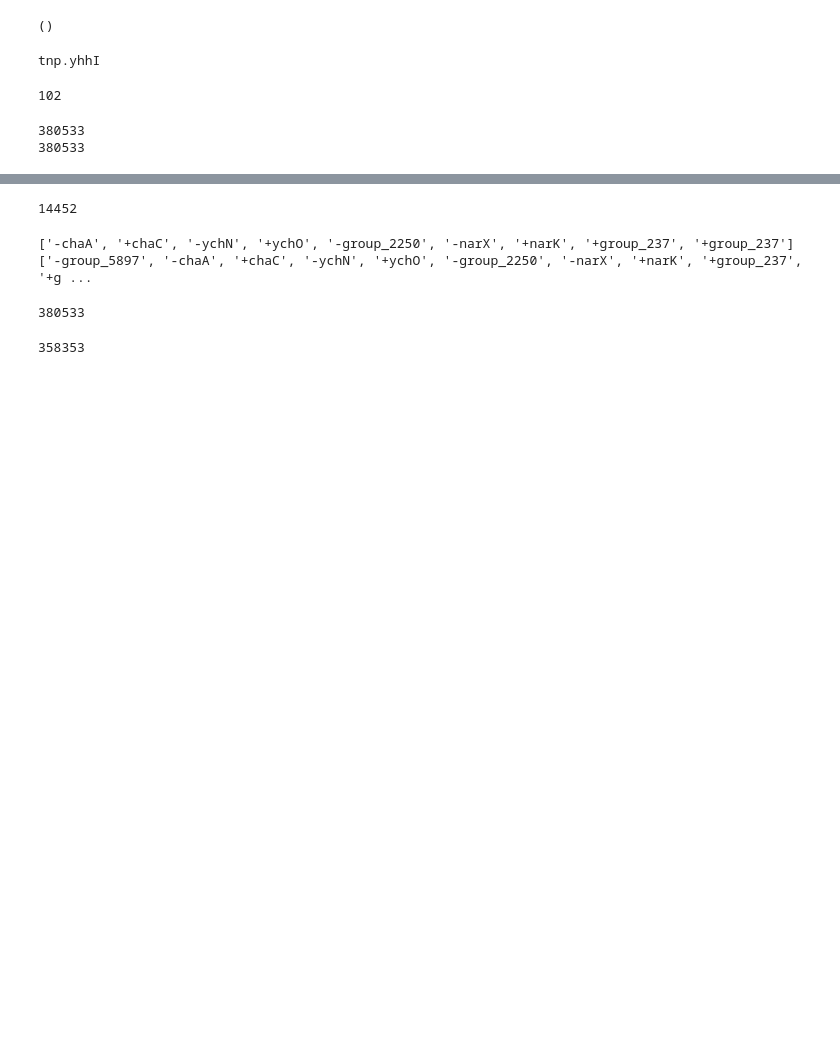
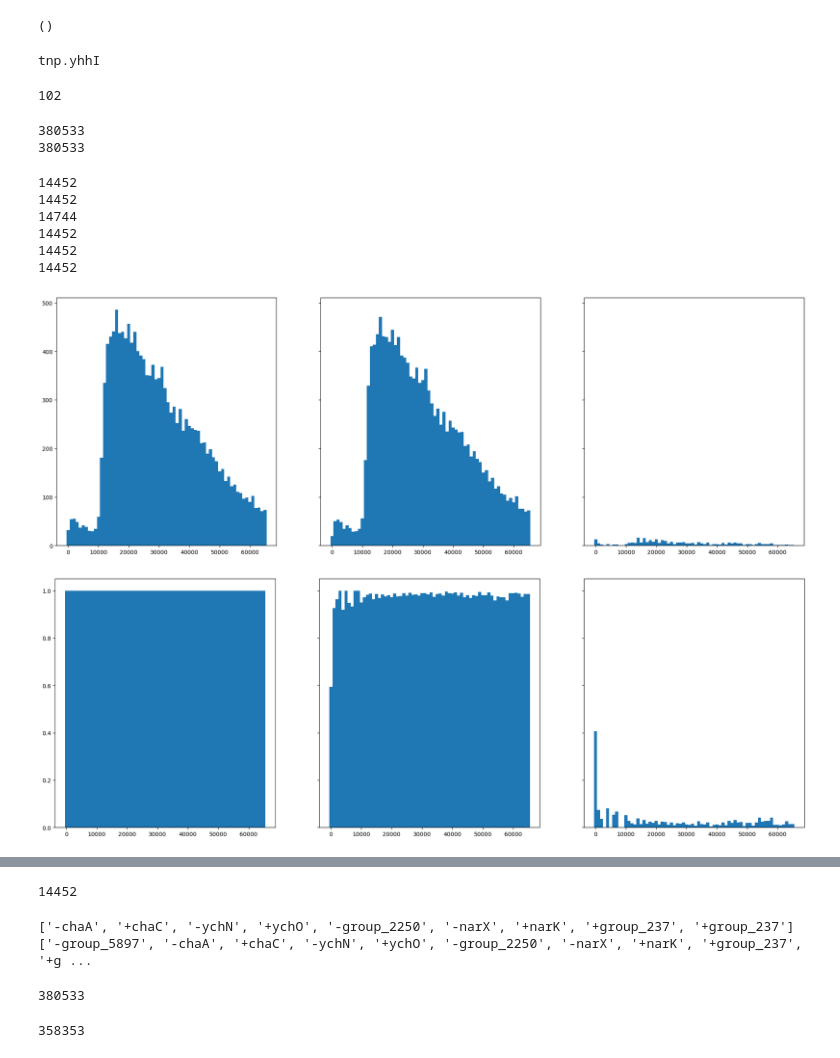
Before and after one commit to pberrt/long-read-block-assembly, a Jupyter notebook: blockassembly/notebook.ipynb, the cells around one changed output, grey strips where cells are left out. Cells and saved outputs as stored; diff of their text form; code cells hidden in the pictures; blank space fills up the shorter version.

```diff
--- a/blockassembly/notebook.ipynb
+++ b/blockassembly/notebook.ipynb
@@ -751,0 +754,39 @@ print(sum([len(r) for r in gene_positions_reads.values()]))
+# %%
+fastq = SeqIO.to_dict(SeqIO.parse("../input/new_data/SRR23044204_1.fastq","fastq"))
+# %%
+for d in [read_data, gene_positions_reads, fastq]:
+    print(len(d))
+print(len(set(read_data).intersection(set(fastq))))
+print(len(set(gene_positions_reads).intersection(set(fastq))))
+print(len(set(read_data).intersection(set(gene_positions_reads))))
+
+subset = set(read_data)
+# %% [output]
+14452
+14452
+14744
+14452
+14452
+14452
+# %%
+s = fastq[list(fastq.keys())[0]].seq
+# %%
+l1 = [len(s.seq) for i,s in fastq.items()]
+l2 = [len(s.seq) for i,s in fastq.items() if i in subset]
+
+l3 = [len(s.seq) for i,s in fastq.items() if i not in subset]
+# %%
+fig, axs = plt.subplots(1,3, sharex=True, sharey=True, figsize = (24,8))
+a1 = axs[0].hist(l1,bins = np.array(range(0,max(l1)+1000,1000))-500)
+a2 = axs[1].hist(l2,bins = np.array(range(0,max(l1)+1000,1000))-500)
+a3 = axs[2].hist(l3,bins = np.array(range(0,max(l1)+1000,1000))-500)
+
+
+fig, axs = plt.subplots(1,3, sharex=True, sharey=True, figsize = (24,8))
+axs[0].bar((a1[1][:-1]+a1[1][1:])/2,a1[0]/a1[0],width = 1000)
+axs[1].bar((a1[1][:-1]+a1[1][1:])/2,a2[0]/a1[0],width = 1000)
+axs[2].bar((a1[1][:-1]+a1[1][1:])/2,a3[0]/a1[0],width = 1000)
+pass
+# %% [output]
+[figure, added]
+[figure, added]
```
Also changed, not shown: parts of 9 cells of this notebook.
